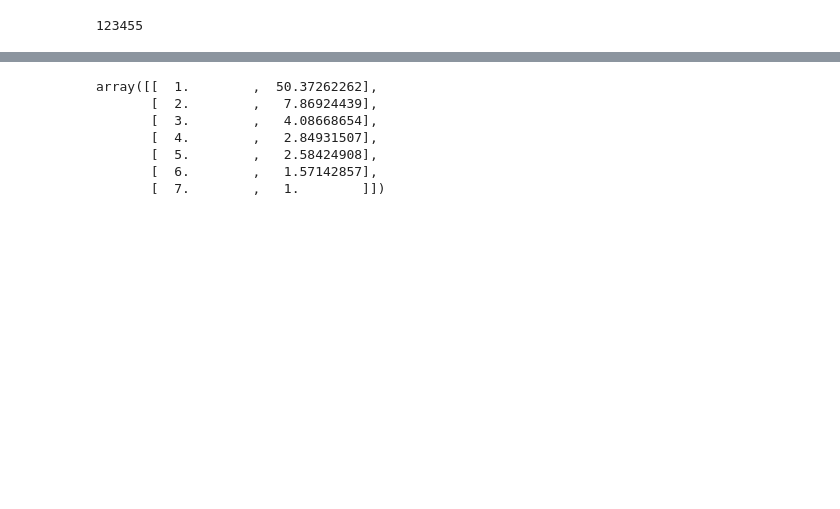
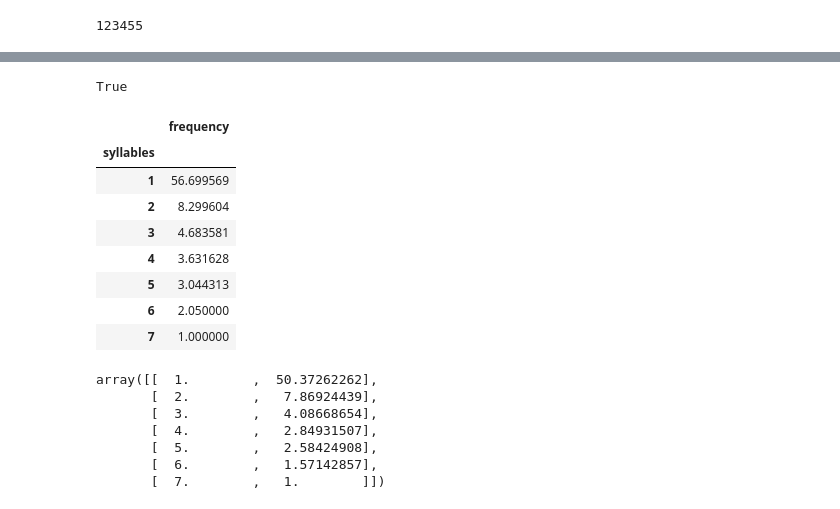
Before and after one commit to ThomasProctor/ImprovedFlesch, a Jupyter notebook: BrownCorpusToFlesch.ipynb, the cells around one changed output, grey strips where cells are left out. Drawn from its saved outputs; the diff is of its cells as text; code cells hidden in the pictures; blank space fills up the shorter version.

```diff
--- a/BrownCorpusToFlesch.ipynb
+++ b/BrownCorpusToFlesch.ipynb
@@ -266,3 +105,20 @@ sylmean=np.array([[i, wordf[wordf['syllables']==i]['frequency'].mean()] for i in
+# %%
+wordf.dropna().shape==wordf.shape
+# %% [output]
+True
+# %%
+sylmean=wordf.groupby('syllables').mean()
+sylmean
+# %% [output]
+|  | frequency |
+| syllables |  |
+| 1 | 56.699569 |
+| 2 | 8.299604 |
+| 3 | 4.683581 |
+| 4 | 3.631628 |
+| 5 | 3.044313 |
+| 6 | 2.050000 |
+| 7 | 1.000000 |
 # %%
 import matplotlib.pyplot as plt
 # %%
```
Also changed, not shown: parts of 93 cells of this notebook, 3 other files.
